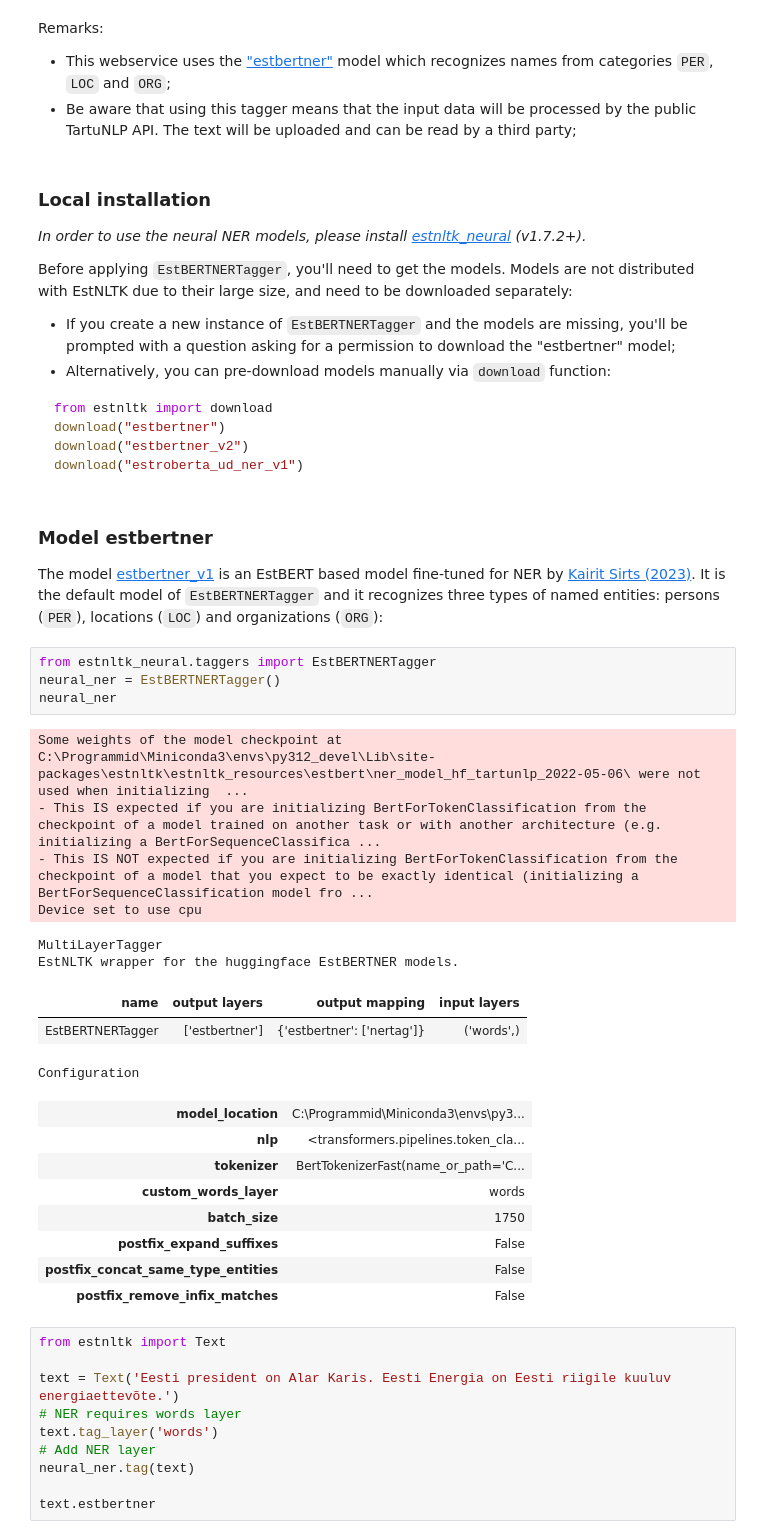
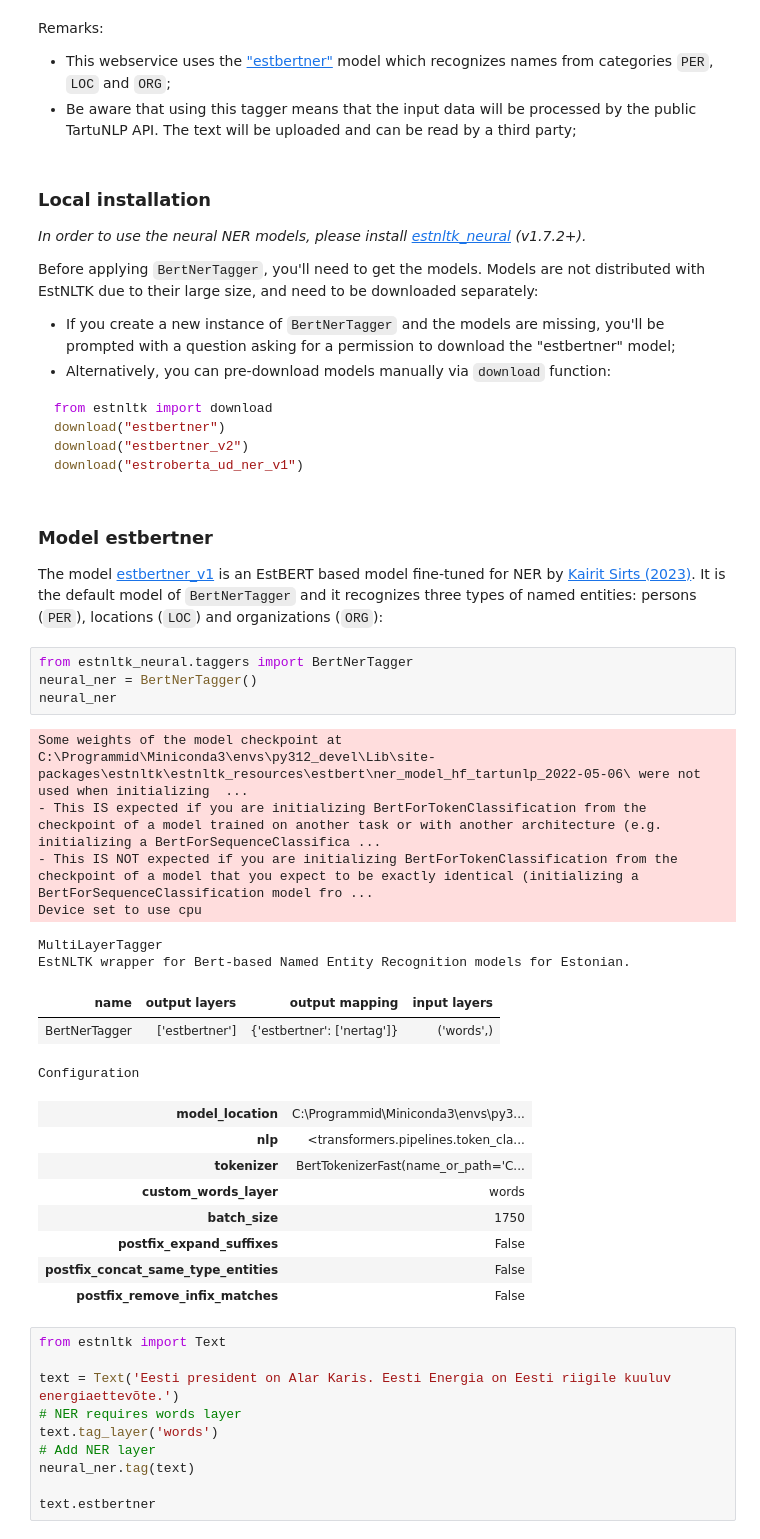
Before and after one commit to estnltk/estnltk, a Jupyter notebook: tutorials/nlp_pipeline/D_information_extraction/02_named_entities.ipynb, the cells around one changed output. Saved outputs shown, nothing was run; the diff lists cells and outputs as text.

Commit message:
Renamed EstBERTNERTagger -> BertNerTagger and added unit tests for estroberta_ud_ner_v1 model

````diff
--- a/tutorials/nlp_pipeline/D_information_extraction/02_named_entities.ipynb
+++ b/tutorials/nlp_pipeline/D_information_extraction/02_named_entities.ipynb
@@ -202,9 +202,9 @@ Remarks:
 
 *In order to use the neural NER models, please install [estnltk_neural](https://github.com/estnltk/estnltk/tree/main/estnltk_neural) (v1.7.2+).*
 
-Before applying `EstBERTNERTagger`, you'll need to get the models. Models are not distributed with EstNLTK due to their large size, and need to be downloaded separately:
+Before applying `BertNerTagger`, you'll need to get the models. Models are not distributed with EstNLTK due to their large size, and need to be downloaded separately:
 
-* If you create a new instance of `EstBERTNERTagger` and the models are missing, you'll be prompted with a question asking for a permission to download the "estbertner" model;
+* If you create a new instance of `BertNerTagger` and the models are missing, you'll be prompted with a question asking for a permission to download the "estbertner" model;
 * Alternatively, you can pre-download models manually via `download` function:
 
 ```python
@@ -216,20 +216,20 @@ download("estroberta_ud_ner_v1")
 # %% [markdown]
 ### Model estbertner
 
-The model [estbertner_v1](https://huggingface.co/tartuNLP/EstBERT_NER) is an EstBERT based model fine-tuned for NER by [Kairit Sirts (2023)](https://openreview.net/pdf?id=4CTnlIc1rhw). It is the default model of `EstBERTNERTagger` and it recognizes three types of named entities: persons (`PER`), locations (`LOC`) and organizations (`ORG`):
+The model [estbertner_v1](https://huggingface.co/tartuNLP/EstBERT_NER) is an EstBERT based model fine-tuned for NER by [Kairit Sirts (2023)](https://openreview.net/pdf?id=4CTnlIc1rhw). It is the default model of `BertNerTagger` and it recognizes three types of named entities: persons (`PER`), locations (`LOC`) and organizations (`ORG`):
 # %%
-from estnltk_neural.taggers import EstBERTNERTagger
-neural_ner = EstBERTNERTagger()
+from estnltk_neural.taggers import BertNerTagger
+neural_ner = BertNerTagger()
 neural_ner
 # %% [output]
 Some weights of the model checkpoint at C:\Programmid\Miniconda3\envs\py312_devel\Lib\site-packages\estnltk\estnltk_resources\estbert\ner_model_hf_tartunlp_2022-05-06\ were not used when initializing  ...
 - This IS expected if you are initializing BertForTokenClassification from the checkpoint of a model trained on another task or with another architecture (e.g. initializing a BertForSequenceClassifica ...
 - This IS NOT expected if you are initializing BertForTokenClassification from the checkpoint of a model that you expect to be exactly identical (initializing a BertForSequenceClassification model fro ...
 Device set to use cpu
 MultiLayerTagger
-EstNLTK wrapper for the huggingface EstBERTNER models.
+EstNLTK wrapper for Bert-based Named Entity Recognition models for Estonian.
 | name | output layers | output mapping | input layers |
-| EstBERTNERTagger | ['estbertner'] | {'estbertner': ['nertag']} | ('words',) |
+| BertNerTagger | ['estbertner'] | {'estbertner': ['nertag']} | ('words',) |
 Configuration
 | model_location | C:\Programmid\Miniconda3\envs\py3... |
 | nlp | <transformers.pipelines.token_cla... |
````
Also changed, not shown: parts of 7 cells of this notebook, 3 other files.
